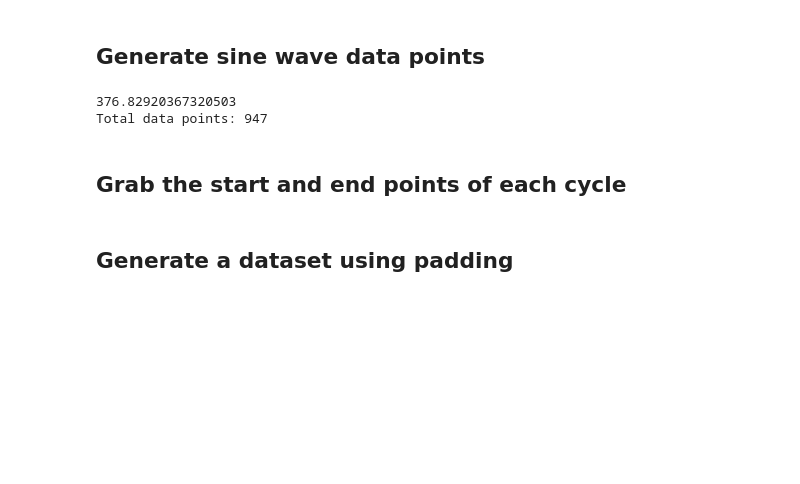
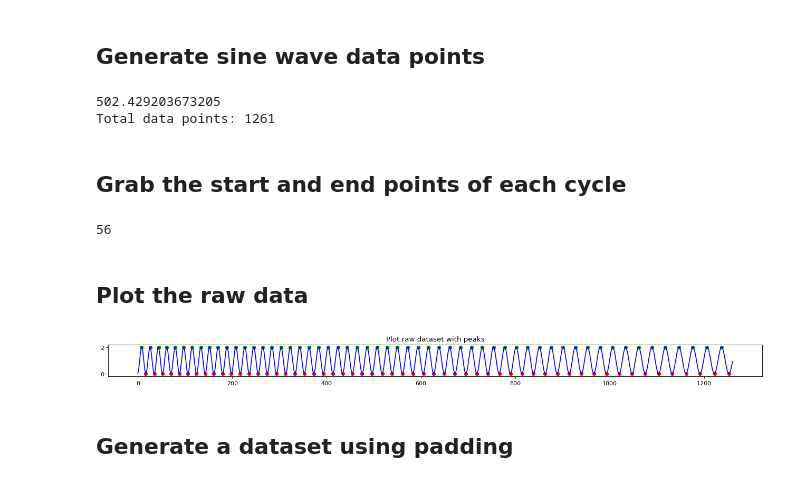
Before and after one commit to Columbia-Creative-Machines-Lab/muscle-prediction, a Jupyter notebook: preliminary_forecasting/LSTM_variable_predictions.ipynb, the cells around one changed output. Drawn from its saved outputs; the diff is of its cells as text; code cells hidden in the pictures; blank space fills up the shorter version.

Commit message:
Changed data representation

```diff
--- a/preliminary_forecasting/LSTM_variable_predictions.ipynb
+++ b/preliminary_forecasting/LSTM_variable_predictions.ipynb
@@ -24,7 +24,7 @@ sample_rate = 0.4
 points_per_cycle = int((2*np.pi) / sample_rate)*10
 
 
-x_range = np.arange(start=-np.pi/2, stop=60*2*np.pi, step=sample_rate)
+x_range = np.arange(start=-np.pi/2, stop=80*2*np.pi, step=sample_rate)
 print(max(x_range))
 mult_start = 0.9
 mult_end = 0.7
@@ -39,8 +39,8 @@ data = shiftData
 
 print("Total data points: " + str(len(data)))
 # %% [output]
-376.82920367320503
-Total data points: 947
+502.429203673205
+Total data points: 1261
 # %% [markdown]
 ## Grab the start and end points of each cycle
 # %%
@@ -54,6 +54,25 @@ trough_times = peakutils.indexes(negated_vals, thres=0.5, min_dist=0.1)
 #Find the time's corresponding y value
 peak_vals = [data[i] for i in peak_times]
 trough_vals = [data[i] for i in trough_times]
+
+print(len(peak_times))
+# %% [output]
+56
+# %% [markdown]
+## Plot the raw data
+# %%
+# (1) Plot whole dataset
+fig=plt.figure(figsize=(20, 1), dpi= 80, facecolor='w', edgecolor='k')
+#Line plot along the true data
+plt.plot([x for x in range(len(data))], data, color="blue")
+plt.title('Plot raw dataset with peaks')
+
+#Plot the training points in green
+plt.scatter(peak_times, peak_vals, color="green", s=30)
+plt.scatter(trough_times, trough_vals, color="red", s=30)
+plt.show()
+# %% [output]
+[figure, added]
 # %% [markdown]
 ## Generate a dataset using padding
 # %%
```
Also changed, not shown: parts of 11 cells of this notebook.
